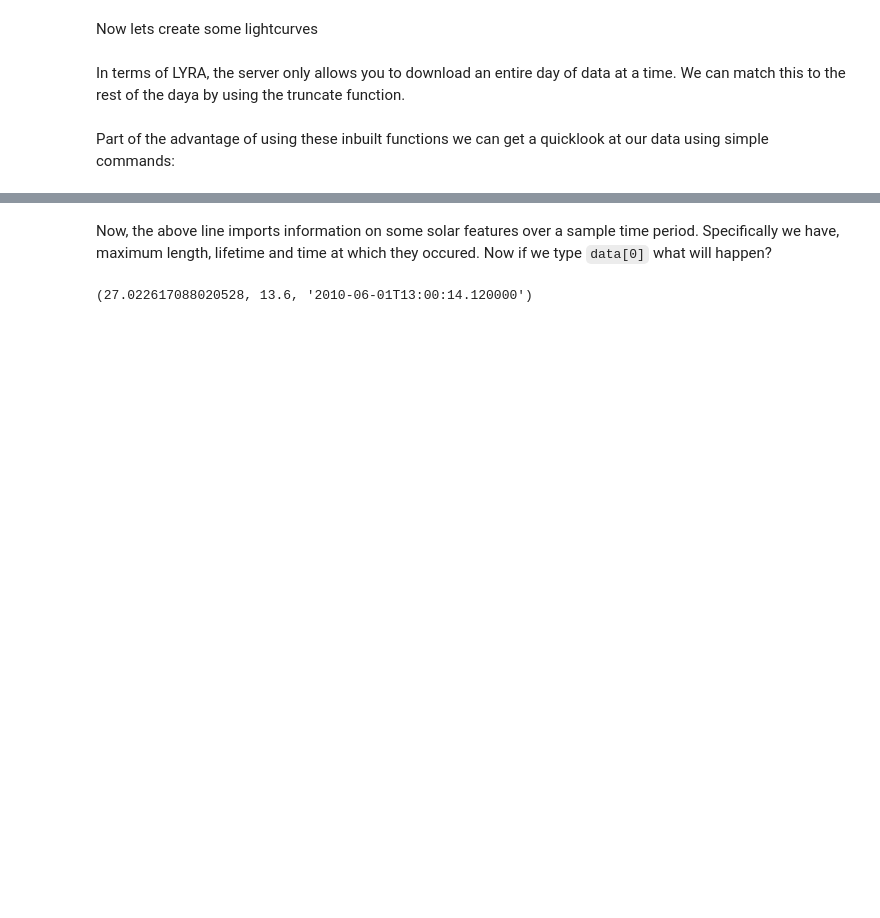
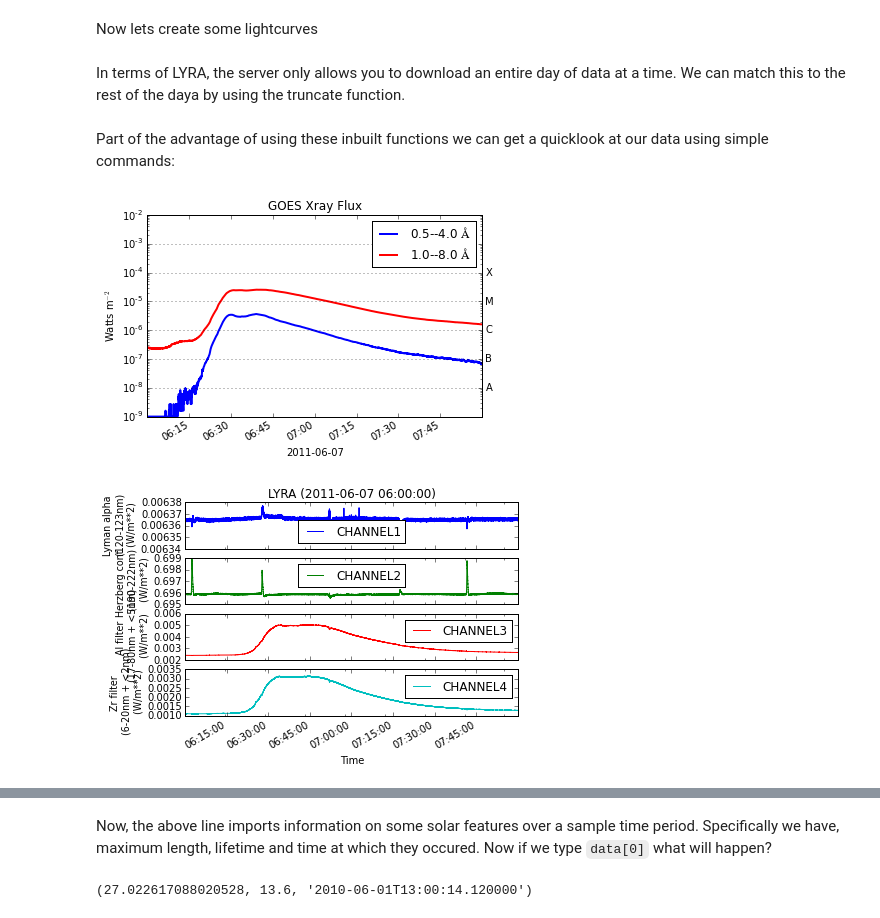
Before and after one commit to OpenAstronomy/workshop_sunpy_astropy, a Jupyter notebook: 09-Time-Series-Data.ipynb, the cells around one changed output, grey strips where cells are left out. Drawn from its saved outputs; the diff is of its cells as text; code cells hidden in the pictures; blank space fills up the shorter version.

```diff
--- a/09-Time-Series-Data.ipynb
+++ b/09-Time-Series-Data.ipynb
@@ -56,0 +59,6 @@ goes_lightcurve.peek()
+# %%
+fig = goes_lightcurve.peek()
+fig = lyra_lightcurve.peek()
+# %% [output]
+[figure, added]
+[figure, added]
```
Also changed, not shown: parts of 30 cells of this notebook.
